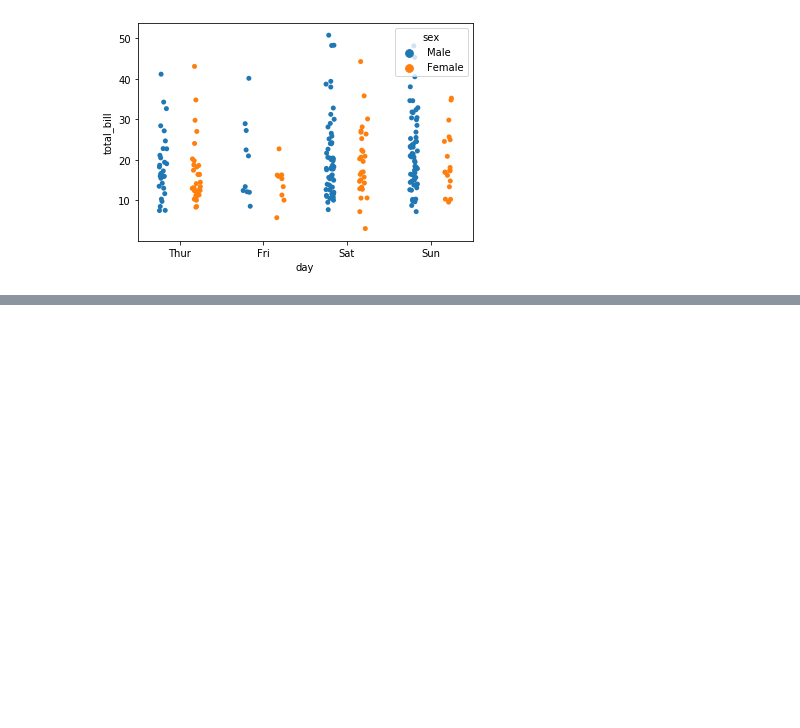
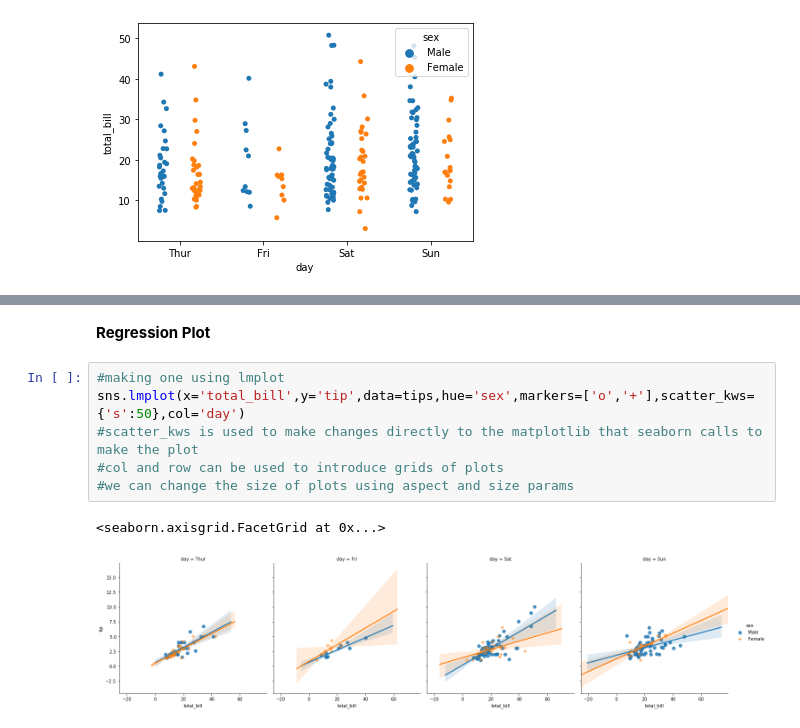
Before and after one commit to dhruvatara/data-science, a Jupyter notebook: PyBootcamp/Seaborn/Seaborn.ipynb, the cells around one changed output, grey strips where cells are left out. Drawn from its saved outputs; the diff is of its cells as text; blank space fills up the shorter version.

```diff
--- a/PyBootcamp/Seaborn/Seaborn.ipynb
+++ b/PyBootcamp/Seaborn/Seaborn.ipynb
@@ -89,0 +114,11 @@ sns.catplot(x='day',y='tip',data=tips,kind='ba')
+# %% [markdown]
+<b> Regression Plot </b>
+# %%
+#making one using lmplot
+sns.lmplot(x='total_bill',y='tip',data=tips,hue='sex',markers=['o','+'],scatter_kws={'s':50},col='day')
+#scatter_kws is used to make changes directly to the matplotlib that seaborn calls to make the plot
+#col and row can be used to introduce grids of plots
+#we can change the size of plots using aspect and size params
+# %% [output]
+<seaborn.axisgrid.FacetGrid at 0x...>
+[figure, added]
```
Also changed, not shown: parts of 5 cells of this notebook.
